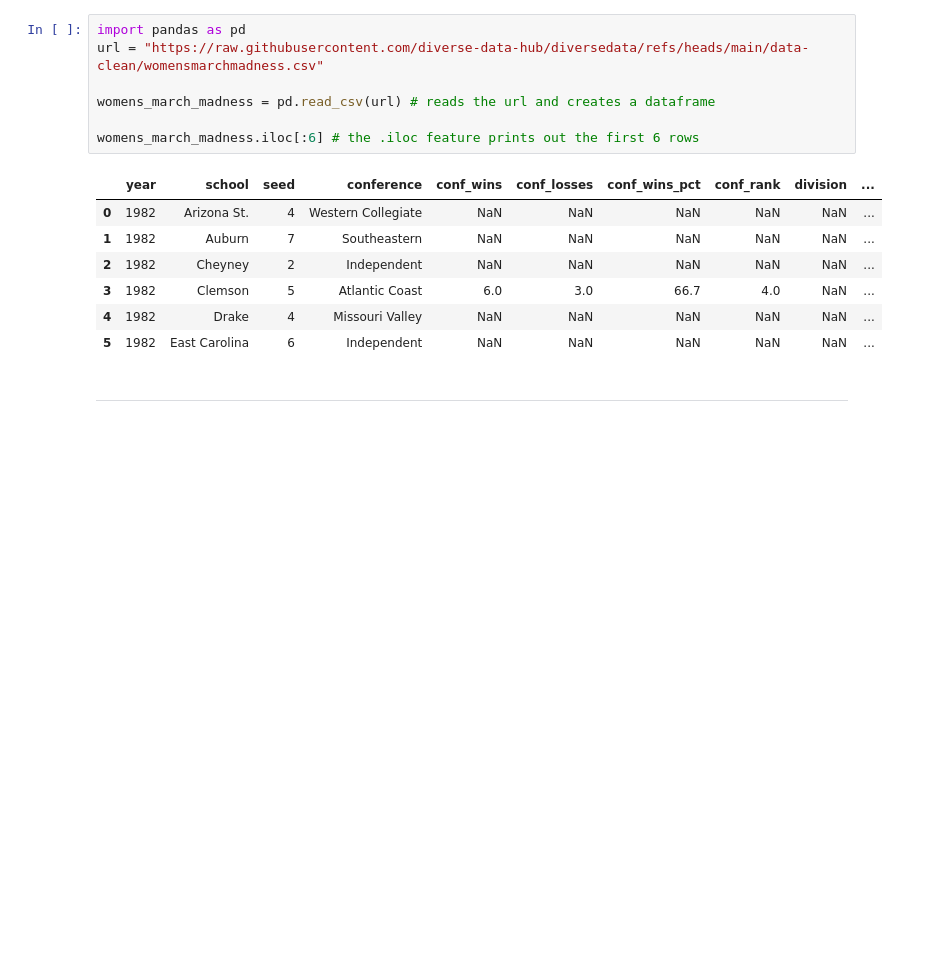
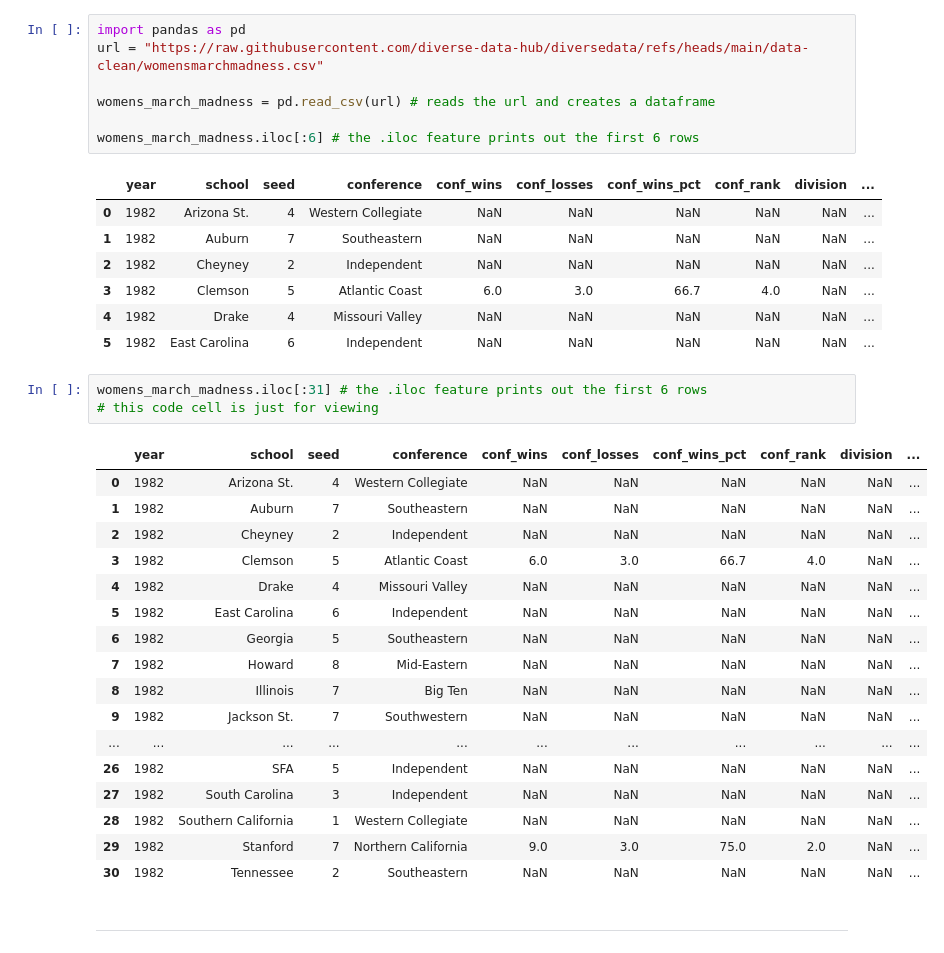
Before and after one commit to angelinawozny/dsci-100-project-angelina-wozny, a Jupyter notebook: dsci-100-project-notebook.ipynb, the cells around one changed output. Saved outputs shown, nothing was run; the diff lists cells and outputs as text; blank space fills up the shorter version.

```diff
--- a/dsci-100-project-notebook.ipynb
+++ b/dsci-100-project-notebook.ipynb
@@ -140,6 +140,27 @@ womens_march_madness.iloc[:6] # the .iloc feature prints out the first 6 rows
 | 3 | 1982 | Clemson | 5 | Atlantic Coast | 6.0 | 3.0 | 66.7 | 4.0 | NaN | ... |
 | 4 | 1982 | Drake | 4 | Missouri Valley | NaN | NaN | NaN | NaN | NaN | ... |
 | 5 | 1982 | East Carolina | 6 | Independent | NaN | NaN | NaN | NaN | NaN | ... |
+# %%
+womens_march_madness.iloc[:31] # the .iloc feature prints out the first 6 rows
+# this code cell is just for viewing
+# %% [output]
+|  | year | school | seed | conference | conf_wins | conf_losses | conf_wins_pct | conf_rank | division | ... |
+| 0 | 1982 | Arizona St. | 4 | Western Collegiate | NaN | NaN | NaN | NaN | NaN | ... |
+| 1 | 1982 | Auburn | 7 | Southeastern | NaN | NaN | NaN | NaN | NaN | ... |
+| 2 | 1982 | Cheyney | 2 | Independent | NaN | NaN | NaN | NaN | NaN | ... |
+| 3 | 1982 | Clemson | 5 | Atlantic Coast | 6.0 | 3.0 | 66.7 | 4.0 | NaN | ... |
+| 4 | 1982 | Drake | 4 | Missouri Valley | NaN | NaN | NaN | NaN | NaN | ... |
+| 5 | 1982 | East Carolina | 6 | Independent | NaN | NaN | NaN | NaN | NaN | ... |
+| 6 | 1982 | Georgia | 5 | Southeastern | NaN | NaN | NaN | NaN | NaN | ... |
+| 7 | 1982 | Howard | 8 | Mid-Eastern | NaN | NaN | NaN | NaN | NaN | ... |
+| 8 | 1982 | Illinois | 7 | Big Ten | NaN | NaN | NaN | NaN | NaN | ... |
+| 9 | 1982 | Jackson St. | 7 | Southwestern | NaN | NaN | NaN | NaN | NaN | ... |
+| ... | ... | ... | ... | ... | ... | ... | ... | ... | ... | ... |
+| 26 | 1982 | SFA | 5 | Independent | NaN | NaN | NaN | NaN | NaN | ... |
+| 27 | 1982 | South Carolina | 3 | Independent | NaN | NaN | NaN | NaN | NaN | ... |
+| 28 | 1982 | Southern California | 1 | Western Collegiate | NaN | NaN | NaN | NaN | NaN | ... |
+| 29 | 1982 | Stanford | 7 | Northern California | 9.0 | 3.0 | 75.0 | 2.0 | NaN | ... |
+| 30 | 1982 | Tennessee | 2 | Southeastern | NaN | NaN | NaN | NaN | NaN | ... |
 # %% [markdown]
 -------
 # %% [markdown]
```
Also changed, not shown: parts of 12 cells of this notebook.
